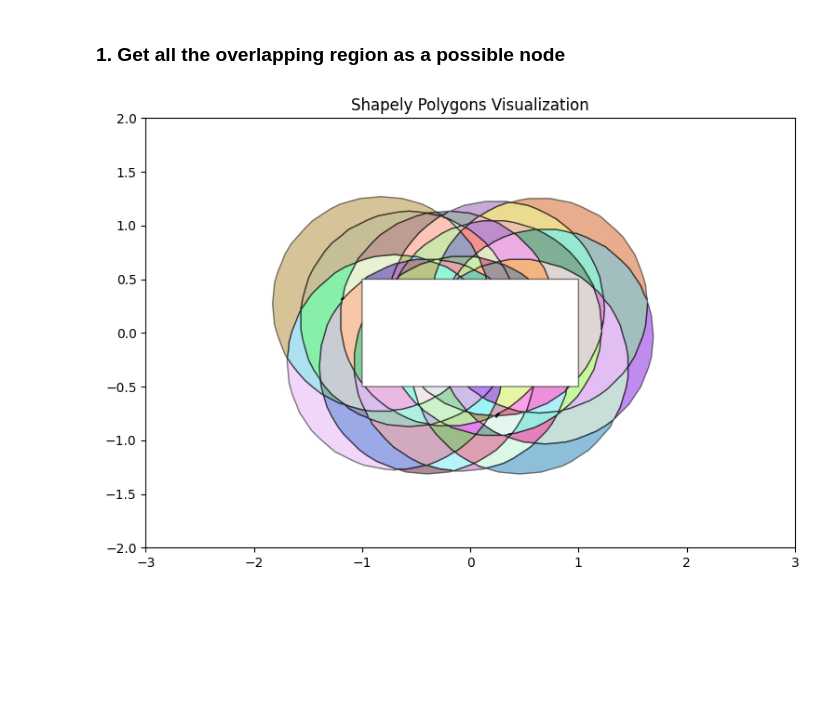
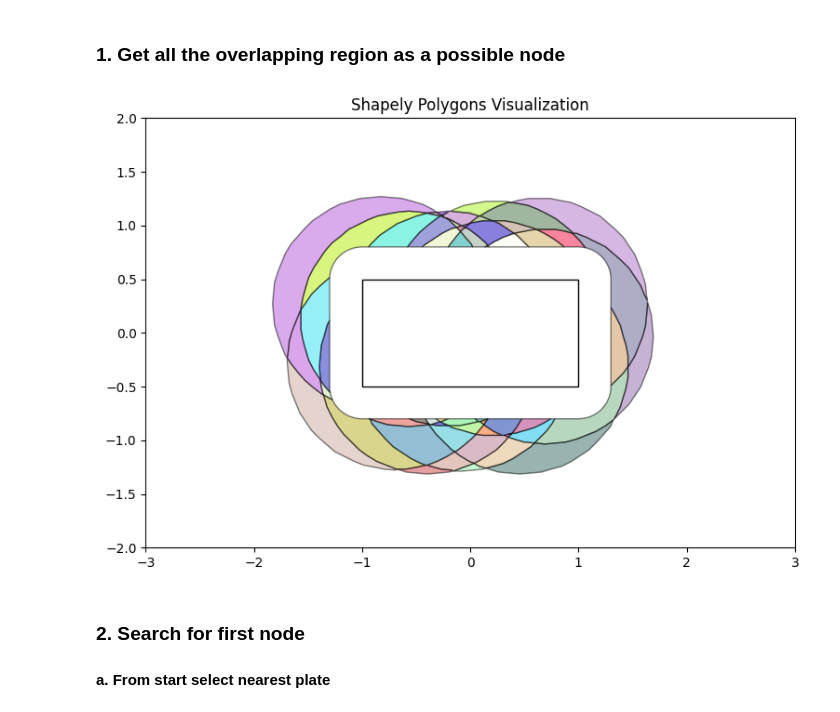
Before and after one commit to lohxinzhi/Waypoint_Optimizer, a Jupyter notebook: overlap_test.ipynb, the cells around one changed output. Drawn from its saved outputs; the diff is of its cells as text; code cells hidden in the pictures; blank space fills up the shorter version.

Commit message:
added get best region

```diff
--- a/overlap_test.ipynb
+++ b/overlap_test.ipynb
@@ -36,9 +36,10 @@ def getIntersectRegions(polygons): ## polygons is the list of all polygon
     return return_list
 # %%
 def ExcludeTableRegion(regions):
+    table = Polygon(((-1,-0.5),(-1, 0.5),(1, 0.5),(1,-0.5)))
     results = []
     for region in regions:
-        result = difference(region, Polygon(((-1,-0.5),(-1, 0.5),(1, 0.5),(1,-0.5))))
+        result = difference(region, table.buffer(0.3))
         if not result.is_empty:
             if type(result) == MultiPolygon:
                 for poly in result.geoms:
@@ -154,8 +170,12 @@ visualiseScene(poly_list, centers_list)
 # %%
 x = getIntersectRegions(poly_list)
 z = ExcludeTableRegion(x)
-visualiseScene(z)
-# %% [output]
-[figure, removed]
+# %%
+visualiseScene(z,table=True)
+# %% [output]
+[figure, added]
 # %%
 Z = LinkRegionAndPlate(z, plates)
+# %% [markdown]
+### 2. Search for first node
+#### a. From start select nearest plate
```
Also changed, not shown: parts of 11 cells of this notebook, 2 other files.
